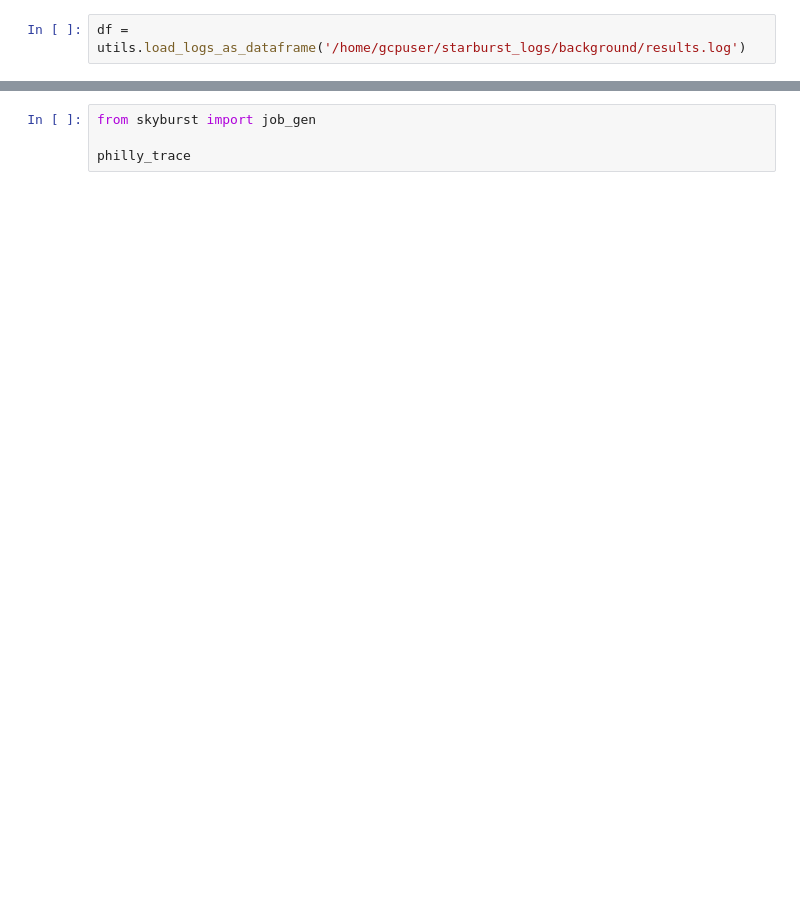
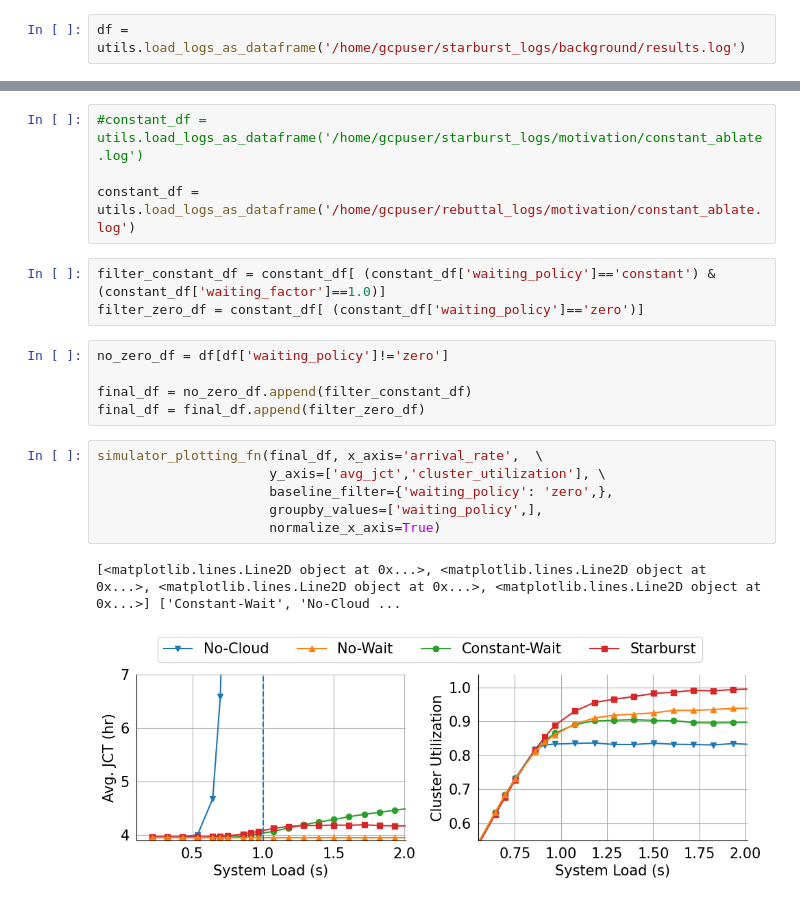
Before and after one commit to michaelzhiluo/starburst, a Jupyter notebook: simulators/background_figs.ipynb, the cells around one changed output, grey strips where cells are left out. Saved outputs shown, nothing was run; the diff lists cells and outputs as text; blank space fills up the shorter version.

```diff
--- a/simulators/background_figs.ipynb
+++ b/simulators/background_figs.ipynb
@@ -167,4 +170,21 @@ simulator_plotting_fn(df, x_axis='arrival_rate',  \
-# %%
-from skyburst import job_gen
-
-philly_trace
+# %%
+#constant_df = utils.load_logs_as_dataframe('/home/gcpuser/starburst_logs/motivation/constant_ablate.log')
+
+constant_df = utils.load_logs_as_dataframe('/home/gcpuser/rebuttal_logs/motivation/constant_ablate.log')
+# %%
+filter_constant_df = constant_df[ (constant_df['waiting_policy']=='constant') & (constant_df['waiting_factor']==1.0)]
+filter_zero_df = constant_df[ (constant_df['waiting_policy']=='zero')]
+# %%
+no_zero_df = df[df['waiting_policy']!='zero']
+
+final_df = no_zero_df.append(filter_constant_df)
+final_df = final_df.append(filter_zero_df)
+# %%
+simulator_plotting_fn(final_df, x_axis='arrival_rate',  \
+                      y_axis=['avg_jct','cluster_utilization'], \
+                      baseline_filter={'waiting_policy': 'zero',},
+                      groupby_values=['waiting_policy',],
+                      normalize_x_axis=True)
+# %% [output]
+[<matplotlib.lines.Line2D object at 0x...>, <matplotlib.lines.Line2D object at 0x...>, <matplotlib.lines.Line2D object at 0x...>, <matplotlib.lines.Line2D object at 0x...>] ['Constant-Wait', 'No-Cloud ...
+[figure, added]
```
Also changed, not shown: parts of 2 cells of this notebook, 54 other files.
